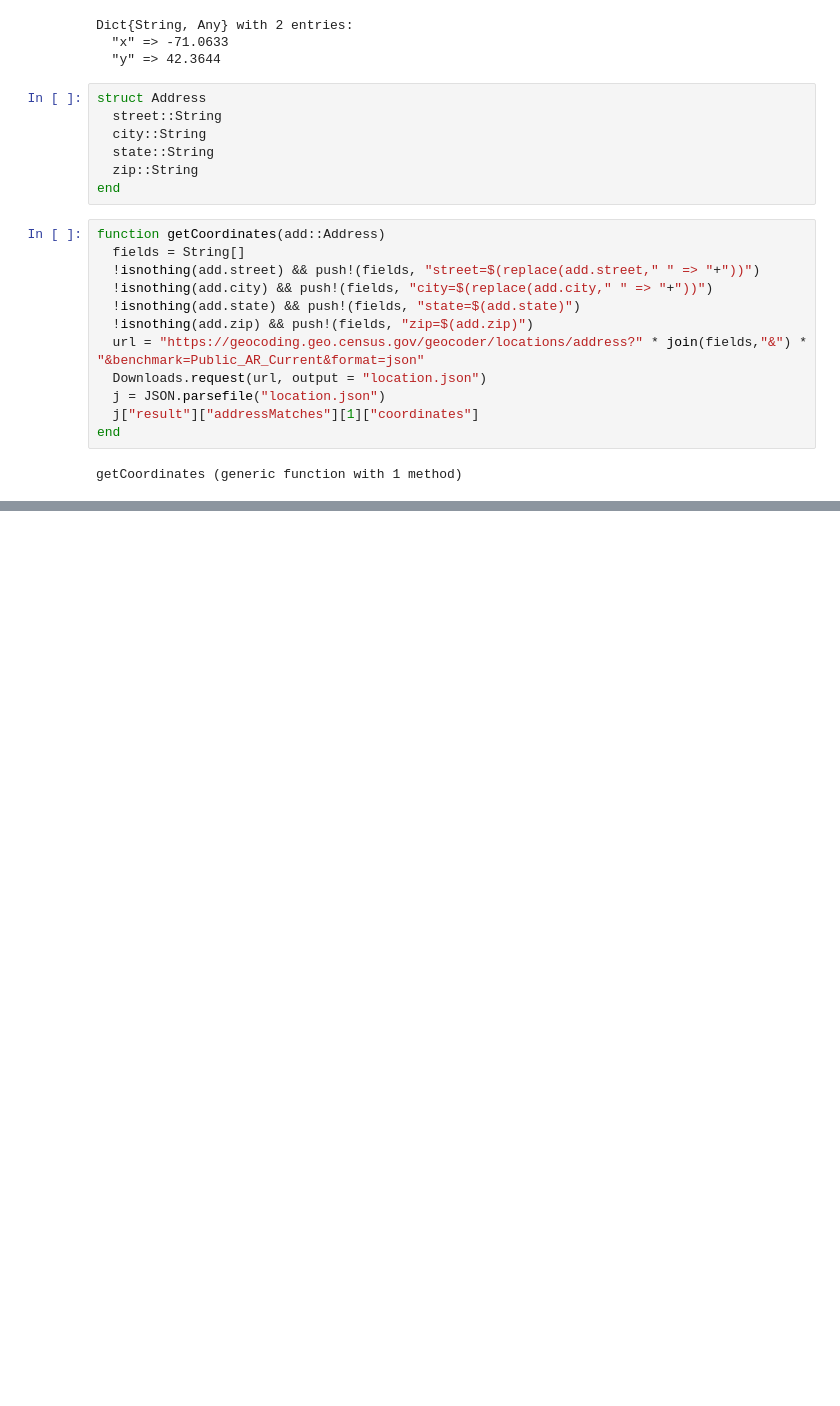
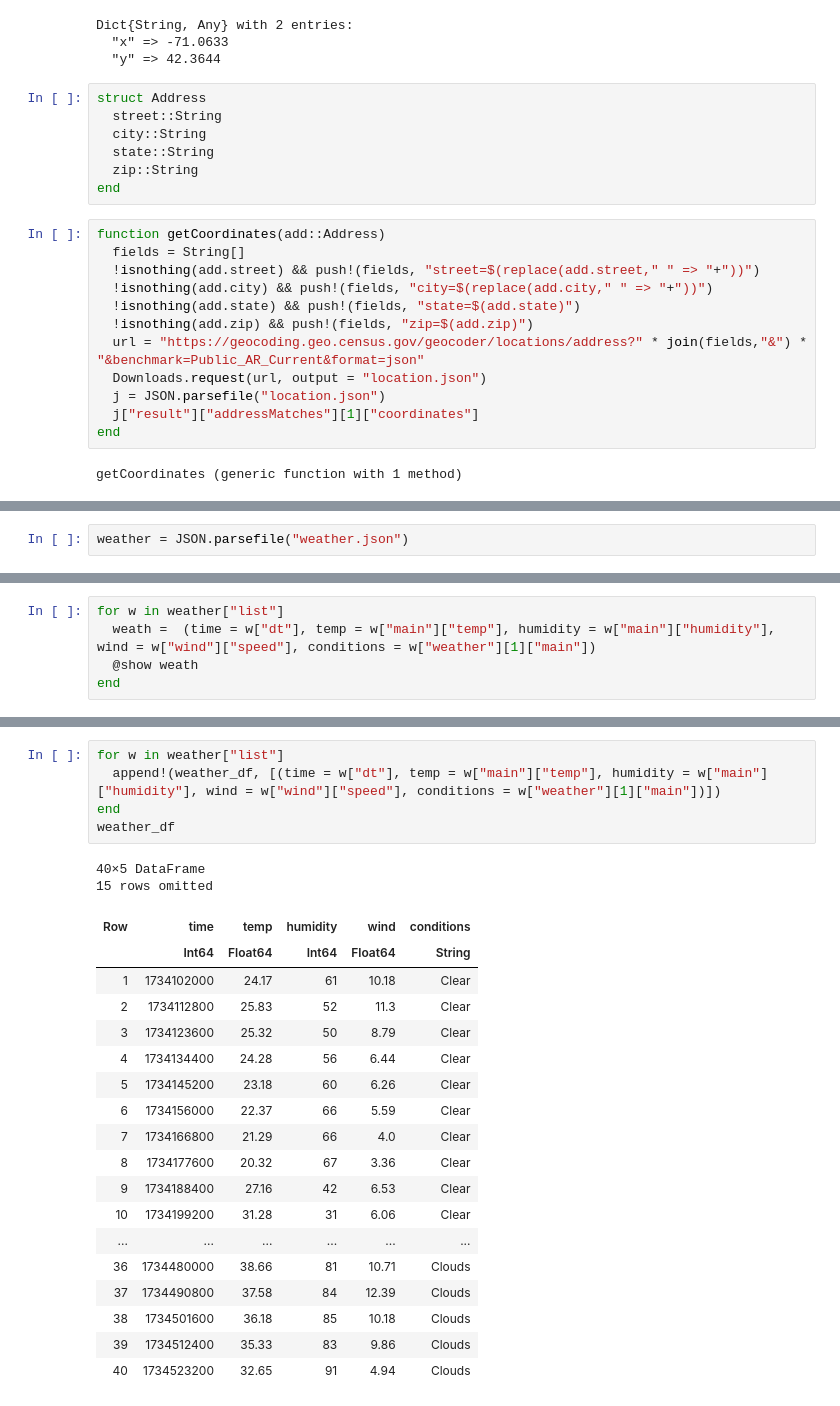
Before and after one commit to pstaabp/sci-comp-book, a Jupyter notebook: julia-output/api.ipynb, the cells around one changed output, grey strips where cells are left out. Cells and saved outputs as stored; diff of their text form; blank space fills up the shorter version.

```diff
--- a/julia-output/api.ipynb
+++ b/julia-output/api.ipynb
@@ -145,0 +148,2 @@ Dict{String, Any} with 2 entries:
+# %%
+weather = JSON.parsefile("weather.json")
@@ -145,0 +183,5 @@ Dict{String, Any} with 2 entries:
+# %%
+for w in weather["list"]
+  weath =  (time = w["dt"], temp = w["main"]["temp"], humidity = w["main"]["humidity"], wind = w["wind"]["speed"], conditions = w["weather"][1]["main"])
+  @show weath
+end
@@ -145,0 +214,26 @@ Dict{String, Any} with 2 entries:
+# %%
+for w in weather["list"]
+  append!(weather_df, [(time = w["dt"], temp = w["main"]["temp"], humidity = w["main"]["humidity"], wind = w["wind"]["speed"], conditions = w["weather"][1]["main"])])
+end
+weather_df
+# %% [output]
+40×5 DataFrame
+15 rows omitted
+| Row | time | temp | humidity | wind | conditions |
+|  | Int64 | Float64 | Int64 | Float64 | String |
+| 1 | 1734102000 | 24.17 | 61 | 10.18 | Clear |
+| 2 | 1734112800 | 25.83 | 52 | 11.3 | Clear |
+| 3 | 1734123600 | 25.32 | 50 | 8.79 | Clear |
+| 4 | 1734134400 | 24.28 | 56 | 6.44 | Clear |
+| 5 | 1734145200 | 23.18 | 60 | 6.26 | Clear |
+| 6 | 1734156000 | 22.37 | 66 | 5.59 | Clear |
+| 7 | 1734166800 | 21.29 | 66 | 4.0 | Clear |
+| 8 | 1734177600 | 20.32 | 67 | 3.36 | Clear |
+| 9 | 1734188400 | 27.16 | 42 | 6.53 | Clear |
+| 10 | 1734199200 | 31.28 | 31 | 6.06 | Clear |
+| ... | ... | ... | ... | ... | ... |
+| 36 | 1734480000 | 38.66 | 81 | 10.71 | Clouds |
+| 37 | 1734490800 | 37.58 | 84 | 12.39 | Clouds |
+| 38 | 1734501600 | 36.18 | 85 | 10.18 | Clouds |
+| 39 | 1734512400 | 35.33 | 83 | 9.86 | Clouds |
+| 40 | 1734523200 | 32.65 | 91 | 4.94 | Clouds |
```
Also changed, not shown: parts of 12 cells of this notebook, 3 other files.
